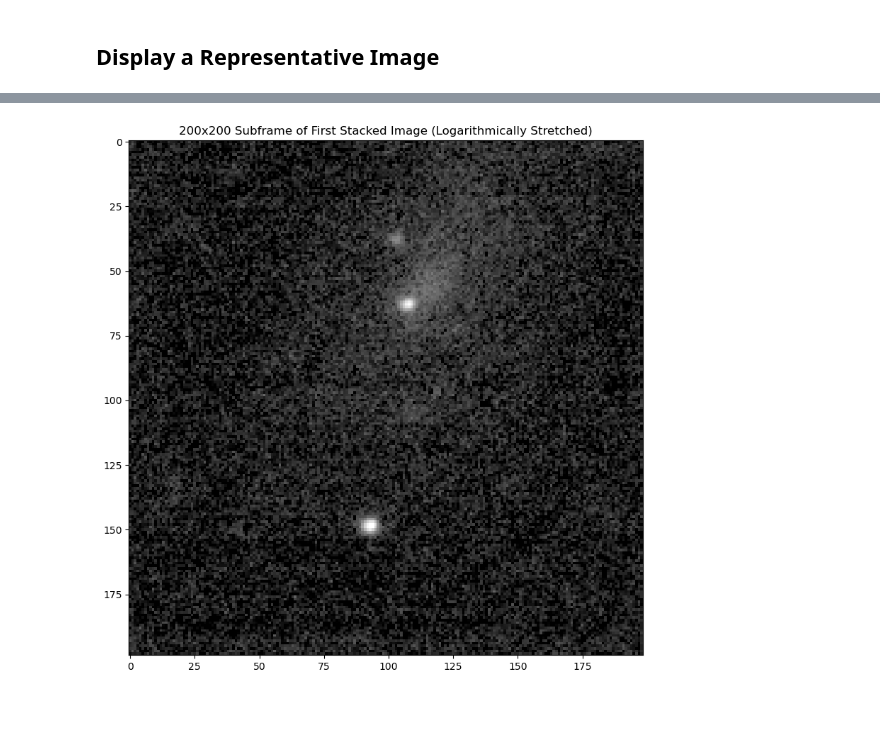
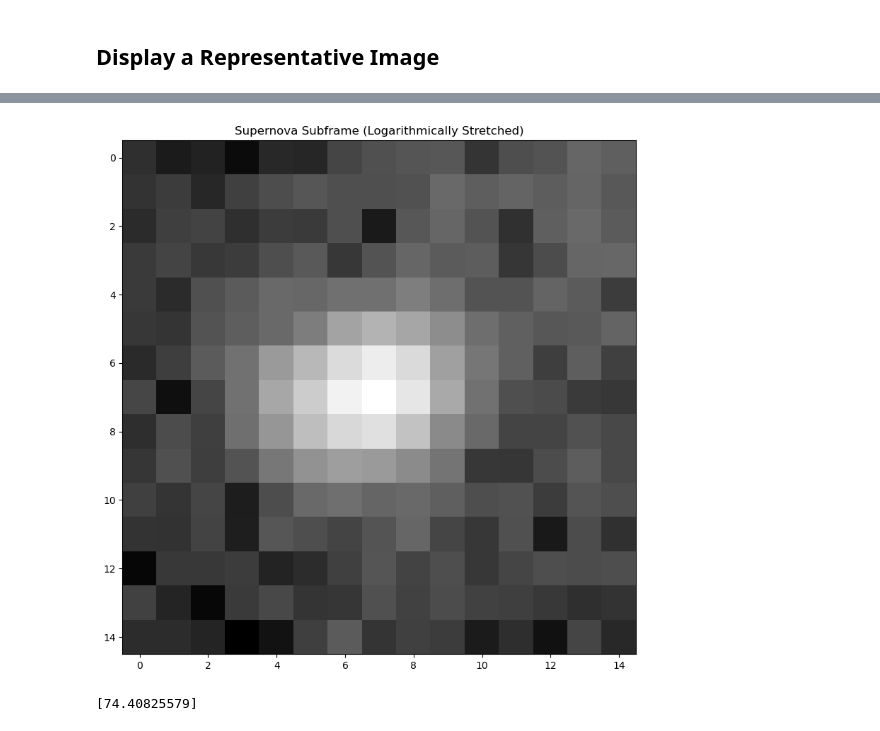
Before and after one commit to brianhill/supernova-observation, a Jupyter notebook: analyses/ZTF24aahgqwk/ZTF24aahgqwk-light_curve.ipynb, the cells around one changed output, grey strips where cells are left out. Saved outputs shown, nothing was run; the diff lists cells and outputs as text; code cells hidden in the pictures.

Commit message:
Started fitting the images.

```diff
--- a/analyses/ZTF24aahgqwk/ZTF24aahgqwk-light_curve.ipynb
+++ b/analyses/ZTF24aahgqwk/ZTF24aahgqwk-light_curve.ipynb
@@ -59,6 +59,18 @@ observation_dates = [
     '2024-05-02'
 ]
 
+# We will need to specify rectangles surrounding the target and the reference stars.
+
+# use named tuples to improve readability
+
+from collections import namedtuple
+
+Point = namedtuple('Point', 'x y')
+Extent = namedtuple('Extent', 'width height')
+Rectangle = namedtuple('Rectangle', 'center extent')
+
+# Various utilities
+
 def file_for_date_and_filter(date, filter):
     return os.path.join(stacked_directory, date + '-' + filter + '_stacked.fit')
 
@@ -109,15 +135,53 @@ plt.show()
 [figure]
 # %%
-subframe = stretched_image[380:579, 600:799]
+supernova_center = Point(708, 443)
+# guarantee that the full widths and heights are odd to make the loops easier
+extent_half = 7
+extent_width = 2 * extent_half + 1
+extent_height = extent_width
+extent = Extent(extent_width, extent_height)
+supernova_roi = Rectangle(supernova_center, extent)
+
+supernova_subframe = stretched_image[
+    supernova_center.y-extent_half:supernova_center.y+extent_half+1,
+    supernova_center.x-extent_half:supernova_center.x+extent_half+1
+]
 
 # Display the representative subtracted dark
 
 fig, axes = plt.subplots(1, 1, figsize=(8, 8))
 
-axes.imshow(subframe, cmap='gray')
-axes.set_title("200x200 Subframe of First Stacked Image (Logarithmically Stretched)")
+axes.imshow(supernova_subframe, cmap='gray')
+axes.set_title("Supernova Subframe (Logarithmically Stretched)")
 
 plt.tight_layout()
 plt.show()
+from collections import namedtuple
+Point = namedtuple('Point', 'x y')
+pt1 = Point(1.0, 5.0)
+pt2 = Point(2.5, 1.5)
+
+from math import sqrt
+line_length = sqrt((pt1.x-pt2.x)**2 + (pt1.y-pt2.y)**2)
 # %% [output]
-[figure, old version]
+[figure, new version]
+# %%
+
+def make_residuals_function(image_data, target_roi):
+    def residuals_function(parameter_vector):
+        background = parameter_vector[0]
+        return np.array([image_data[target_roi.center.y, target_roi.center.x] - background])
+
+    return residuals_function
+
+initial_guess_for_background = 0.0
+
+initial_parameter_vector = [initial_guess_for_background]
+
+residuals_function = make_residuals_function(first_image, supernova_roi)
+
+result = least_squares(residuals_function, np.array(initial_parameter_vector))
+
+print(result.x)
+# %% [output]
+[74.40825579]
```
Also changed, not shown: parts of 3 cells of this notebook, 2 other files.
